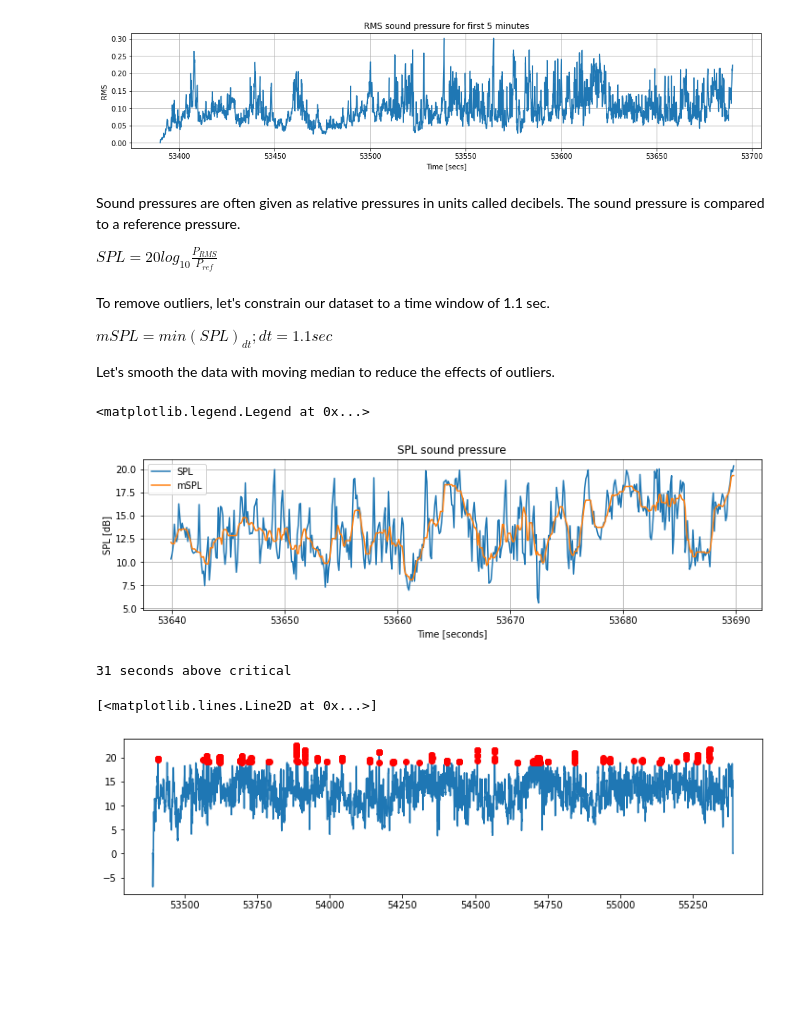
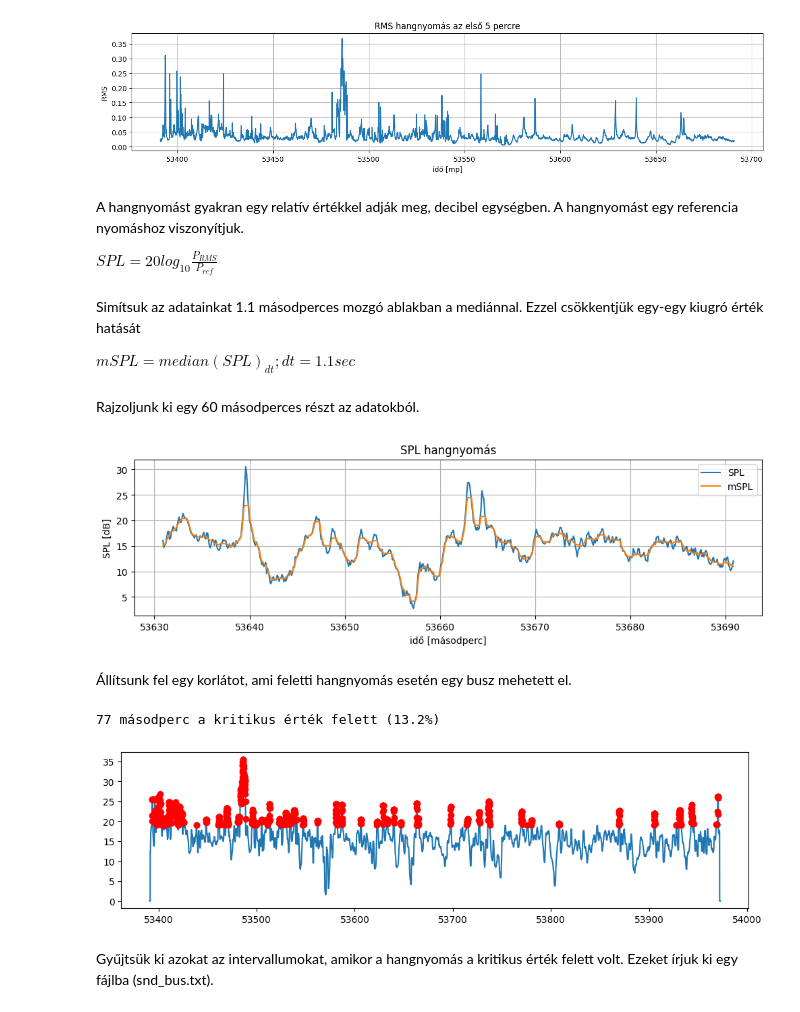
Before and after one commit to OSGeoLabBp/tutorials, a Jupyter notebook: hungarian/data_processing/lessons/hid_hang_video.ipynb, the cells around one changed output. Cells and saved outputs as stored; diff of their text form; code cells hidden in the pictures; blank space fills up the shorter version.

```diff
--- a/hungarian/data_processing/lessons/hid_hang_video.ipynb
+++ b/hungarian/data_processing/lessons/hid_hang_video.ipynb
@@ -16,5 +49,6 @@ By reading the sound file, it is possible to get the length and the sample frequ
 # %%
-fs, snd_data = read('sample_data/bus11_22_24.mp3') # fs sample frequency
-snd_data = snd_data / np.max(snd_data)            # normalize to -1 - +1 range
+if len(snd_data.shape) > 1:
+    snd_data = np.mean(snd_data, axis=1)       # stereo to mono
+snd_data = snd_data / np.max(np.abs(snd_data)) # normalize to -1 - +1 range
 print(f'{snd_data.shape[0] / fs:.1f} seconds, {fs} Hz sound ')
 # %% [output]
@@ -24,2 +56,0 @@ Let's update the start time (14:49:50). Please note that time synchronization is
-# %%
-tstart = float(14 * 3600 + 49 * 60 + 50)                 # start time from midnight in seconds
@@ -44,32 +64,30 @@ $P_{RMS} = \sqrt{\frac{\sum_{dt} s_i^2} {n}}; dt = 0.1 sec;$
 wint = 0.1                                      # time window 0.1 s
 wins = int(wint * fs)                           # time window width in index
 n = snd_data.shape[0] // wins                   # number of time windows
-p = snd_data[:wins * n].reshape((n, wins))      # change to 2D array
+p = snd_data[:wins * n].reshape((-1, wins))     # change to 2D array
 prms = np.sqrt(np.sum(np.square(p), axis=1) / wins)
-tend = tstart + (prms.shape[0] -1) * wint       # end time in seconds from midnight
-t = np.arange(tstart, tend, wint)
+tend = tstart + (prms.shape[0]) * wint       # end time in seconds from midnight
+t = np.arange(tstart, tend, wint)               #
 # %%
 plt.figure(2, figsize=(16,3))
 plt.plot(t[:int(300 // wint)], prms[:int(300 // wint)])
-plt.xlabel('Time [secs]')
+plt.xlabel('idő [mp]')
 plt.ylabel('RMS')
-plt.title('RMS sound pressure for the first 5 minutes')
+plt.title('RMS hangnyomás az első 5 percre')
 plt.grid()
 # %% [output]
-[figure, old version]
+[figure, new version]
-# %% [markdown]
-Sound pressures are often given as relative pressures in units called decibels. The sound pressure is compared to a reference pressure.
-
-$SPL = 20 log_{10} \frac{P_{RMS}} {P_{ref}}$
+# %% [markdown]
+A hangnyomást gyakran egy relatív értékkel adják meg, decibel egységben. A hangnyomást egy referencia nyomáshoz viszonyítjuk.
+
+$SPL = 20 log_{10} \frac{P_{RMS}} {P_{ref}}$
 # %%
-pref = np.min(prms[3000:-3000])     # remove first and last 5 minutes from reference presure
+pref = np.min(prms)
 spl = 20 * np.log10(prms / pref)
-# %% [markdown]
-To remove outliers, let's constrain our dataset to a time window of 1.1 sec.
-
-$mSPL = min(SPL)_{dt}; dt = 1.1 sec$
-
-Let's smooth the data with moving median to reduce the effects of outliers.
+# %% [markdown]
+Simítsuk az adatainkat 1.1 másodperces mozgó ablakban a mediánnal. Ezzel csökkentjük egy-egy kiugró érték hatását
+
+$mSPL = median(SPL)_{dt}; dt = 1.1 sec$
 # %%
 win2t = 1.1                     # moving window of 1.1 seconds
 win2s = int(win2t // wint)
@@ -77,32 +95,36 @@ m = (win2s - 1) // 2
 mspl = np.zeros(n)
 for i in range(m, n - m - 1):
     mspl[i] = np.median(spl[i - m: i + m])
+# %% [markdown]
+Rajzoljunk ki egy 60 másodperces részt az adatokból.
 # %%
-l1 = int(250 // wint)
+l1 = int(240 // wint)
 l2 = int(300 // wint)              # length of plot in seconds
 plt.figure(3, figsize=(12,3))
 plt.plot(t[l1:l2], spl[l1:l2], label="SPL")
 plt.plot(t[l1:l2], mspl[l1:l2], label="mSPL")
-plt.xlabel('Time [seconds]')
+plt.xlabel('idő [másodperc]')
 plt.ylabel('SPL [dB]')
-plt.title('SPL sound pressure')
+plt.title('SPL hangnyomás')
 plt.grid()
-plt.legend()
+_ = plt.legend()
 # %% [output]
-<matplotlib.legend.Legend at 0x...>
-[figure, old version]
+[figure, new version]
+# %% [markdown]
+Állítsunk fel egy korlátot, ami feletti hangnyomás esetén egy busz mehetett el.
 # %%
-critical = 19.0
+critical = 19.0         # minimal sound presure of a bus
 snd = np.c_[t, mspl]
 snd_bus = snd[snd[:,1] > critical]
-print(f'{snd_bus.shape[0] * wint:.0f} seconds above critical')
+print(f'{snd_bus.shape[0] * wint:.0f} másodperc a kritikus érték felett ({snd_bus.shape[0]/snd.shape[0]:.1%})')
 plt.figure(4, figsize=(12,3))
 plt.plot(t, mspl)
-plt.plot(snd_bus[:,0], snd_bus[:,1], 'ro')
+_ = plt.plot(snd_bus[:,0], snd_bus[:,1], 'ro')
 # %% [output]
-31 seconds above critical
+77 másodperc a kritikus érték felett (13.2%)
-[<matplotlib.lines.Line2D at 0x...>]
-[figure, old version]
+[figure, new version]
+# %% [markdown]
+Gyűjtsük ki azokat az intervallumokat, amikor a hangnyomás a kritikus érték felett volt. Ezeket írjuk ki egy fájlba (snd_bus.txt).
 # %%
 start = 0                               # start row index of the first bus
 sbus = []
```
Also changed, not shown: parts of 49 cells of this notebook.
